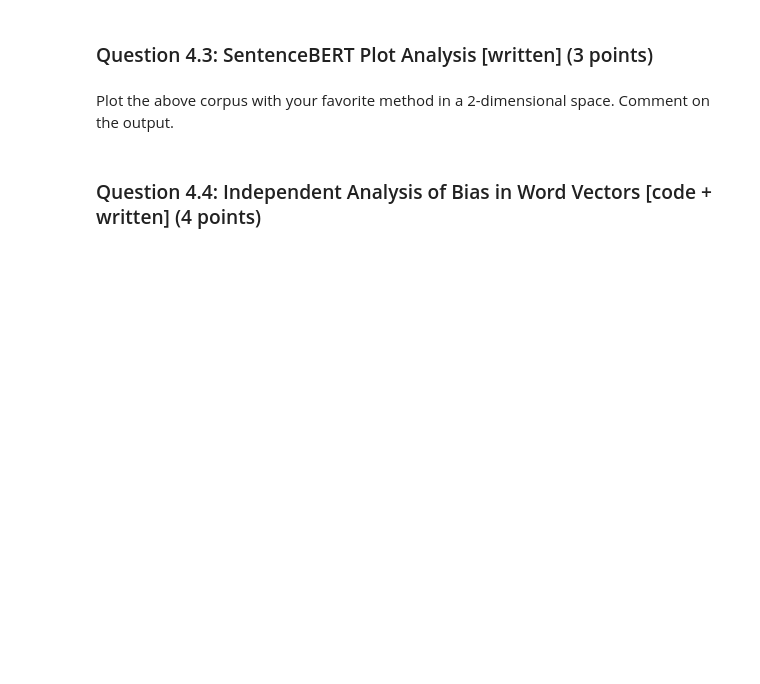
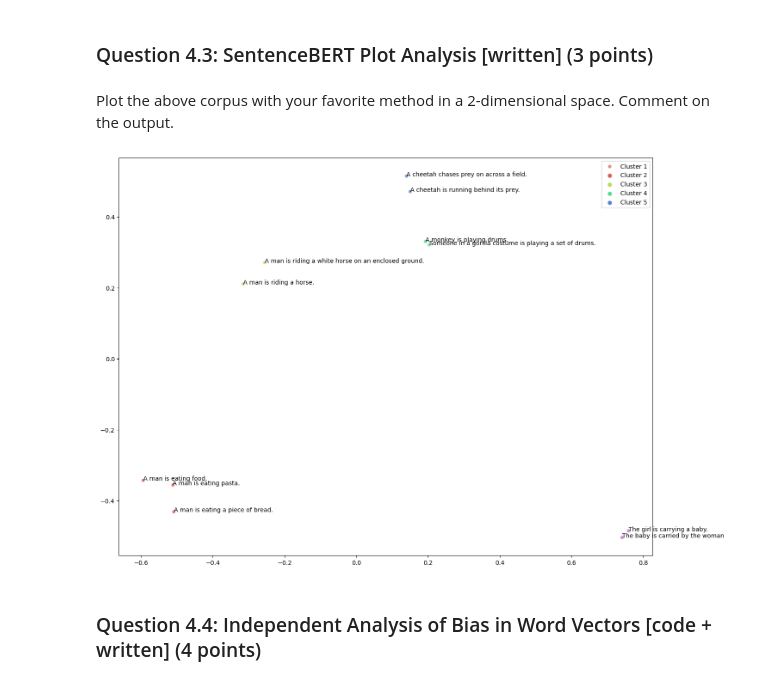
Before and after one commit to SCIA-Premium/DeepNLP, a Jupyter notebook: lab1/Lab1_EPITA.ipynb, the cells around one changed output. Saved outputs shown, nothing was run; the diff lists cells and outputs as text; code cells hidden in the pictures; blank space fills up the shorter version.

Commit message:
feat(NLP3): 4.3 plot

```diff
--- a/lab1/Lab1_EPITA.ipynb
+++ b/lab1/Lab1_EPITA.ipynb
@@ -1194,6 +1194,28 @@ Cluster  4
 ### Question 4.3: SentenceBERT Plot Analysis [written] (3 points)
 # %% [markdown]
 Plot the above corpus with your favorite method in a 2-dimensional space. Comment on the output.
+# %%
+import matplotlib.pyplot as plt
+import seaborn as sns
+from sklearn.decomposition import PCA
+
+def plot_clusters(corpus, corpus_embeddings, cluster_assignment, num_clusters):
+    pca = PCA(n_components=2)
+    corpus_embeddings_2d = pca.fit_transform(corpus_embeddings)
+
+    plt.figure(figsize=(16, 12))
+    cluster_names = ["Cluster " + str(i+1) for i in range(num_clusters)]
+    sns.scatterplot(x=corpus_embeddings_2d[:, 0], y=corpus_embeddings_2d[:, 1], hue=cluster_assignment, palette=sns.color_palette("hls", num_clusters), legend="full", alpha=0.7)
+    plt.legend(cluster_names)
+    for i, txt in enumerate(corpus):
+        plt.annotate(txt, (corpus_embeddings_2d[i, 0], corpus_embeddings_2d[i, 1]))
+    plt.show()
+
+
+
+plot_clusters(corpus, corpus_embeddings, cluster_assignment, num_clusters)
+# %% [output]
+[figure, added]
 # %% [markdown]
 ### Question 4.4: Independent Analysis of Bias in Word Vectors [code + written] (4 points)
 # %% [markdown]
```
Also changed, not shown: parts of 1 cell of this notebook.
